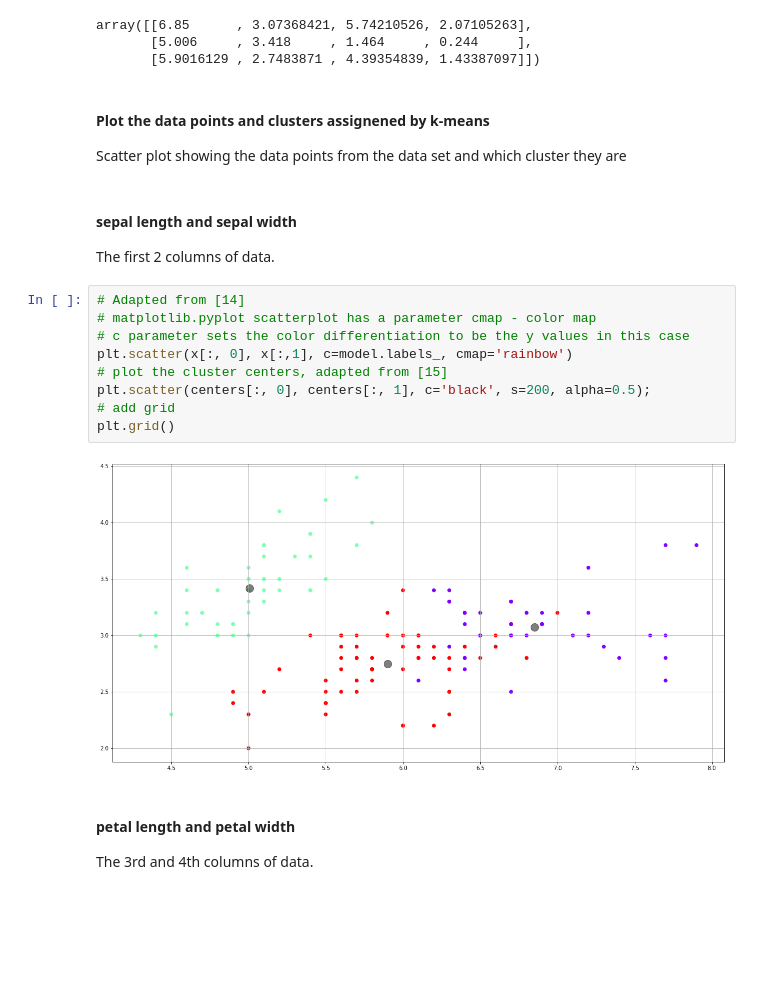
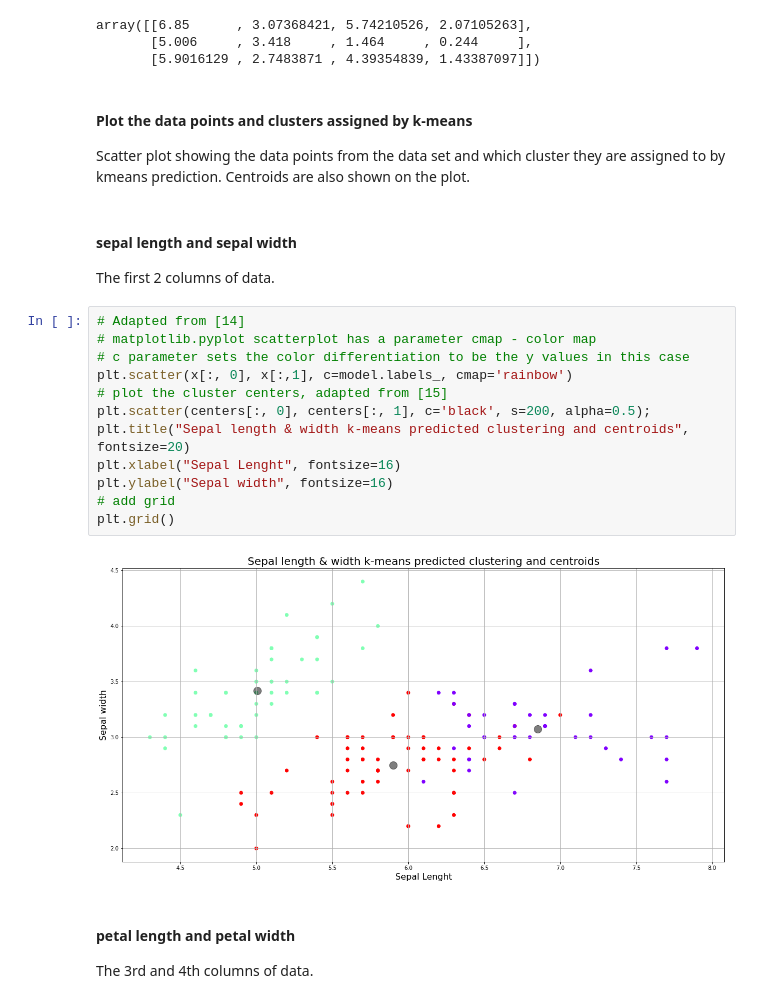
Before and after one commit to johndunne2019/Tasks-2020-Machine-Learning-and-Statistics, a Jupyter notebook: Tasks.ipynb, the cells around one changed output. Drawn from its saved outputs; the diff is of its cells as text; blank space fills up the shorter version.

Commit message:
Task 4 - added labels and titles to scatter plots, reviewed markdown and added some comments

```diff
--- a/Tasks.ipynb
+++ b/Tasks.ipynb
@@ -1424,9 +1453,9 @@ array([[6.85      , 3.07368421, 5.74210526, 2.07105263],
        [5.006     , 3.418     , 1.464     , 0.244     ],
        [5.9016129 , 2.7483871 , 4.39354839, 1.43387097]])
 # %% [markdown]
-#### Plot the data points and clusters assignened by k-means
+#### Plot the data points and clusters assigned by k-means
 
-Scatter plot showing the data points from the data set and which cluster they are
+Scatter plot showing the data points from the data set and which cluster they are assigned to by kmeans prediction. Centroids are also shown on the plot.
 # %% [markdown]
 #### sepal length and sepal width
 
@@ -1434,14 +1463,17 @@ The first 2 columns of data.
 # %%
 # Adapted from [14]
 # matplotlib.pyplot scatterplot has a parameter cmap - color map
 # c parameter sets the color differentiation to be the y values in this case
 plt.scatter(x[:, 0], x[:,1], c=model.labels_, cmap='rainbow')
 # plot the cluster centers, adapted from [15]
 plt.scatter(centers[:, 0], centers[:, 1], c='black', s=200, alpha=0.5);
+plt.title("Sepal length & width k-means predicted clustering and centroids", fontsize=20)
+plt.xlabel("Sepal Lenght", fontsize=16)
+plt.ylabel("Sepal width", fontsize=16)
 # add grid
 plt.grid()
 # %% [output]
-[figure, old version]
+[figure, new version]
 # %% [markdown]
 #### petal length and petal width
 
```
Also changed, not shown: parts of 24 cells of this notebook.
